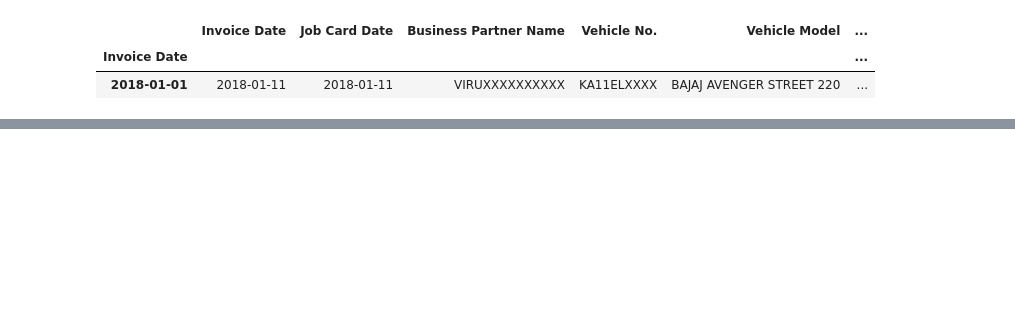
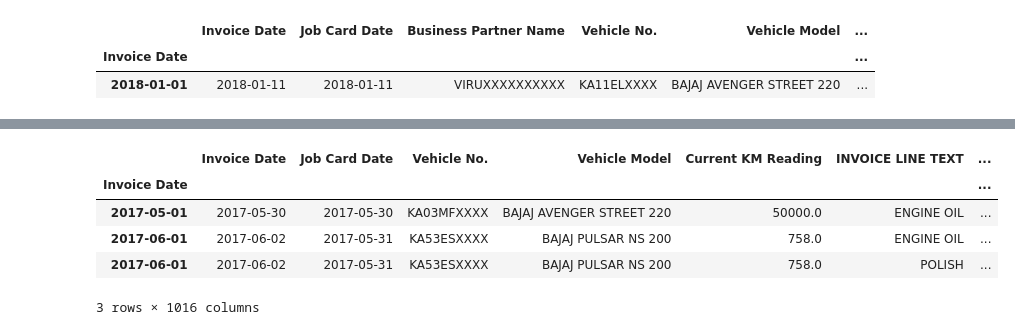
Before and after one commit to bineeshpc/spare_parts, a Jupyter notebook: bineesh/business_partner.ipynb, the cells around one changed output, grey strips where cells are left out. Drawn from its saved outputs; the diff is of its cells as text; code cells hidden in the pictures; blank space fills up the shorter version.

```diff
--- a/bineesh/business_partner.ipynb
+++ b/bineesh/business_partner.ipynb
@@ -78,0 +89,9 @@ value_counts.to_dict()
+# %%
+data.head(3)
+# %% [output]
+|  | Invoice Date | Job Card Date | Vehicle No. | Vehicle Model | Current KM Reading | INVOICE LINE TEXT | ... |
+| Invoice Date |  |  |  |  |  |  | ... |
+| 2017-05-01 | 2017-05-30 | 2017-05-30 | KA03MFXXXX | BAJAJ AVENGER STREET 220 | 50000.0 | ENGINE OIL | ... |
+| 2017-06-01 | 2017-06-02 | 2017-05-31 | KA53ESXXXX | BAJAJ PULSAR NS 200 | 758.0 | ENGINE OIL | ... |
+| 2017-06-01 | 2017-06-02 | 2017-05-31 | KA53ESXXXX | BAJAJ PULSAR NS 200 | 758.0 | POLISH | ... |
+3 rows × 1016 columns
```
Also changed, not shown: parts of 15 cells of this notebook, 1 other file.
